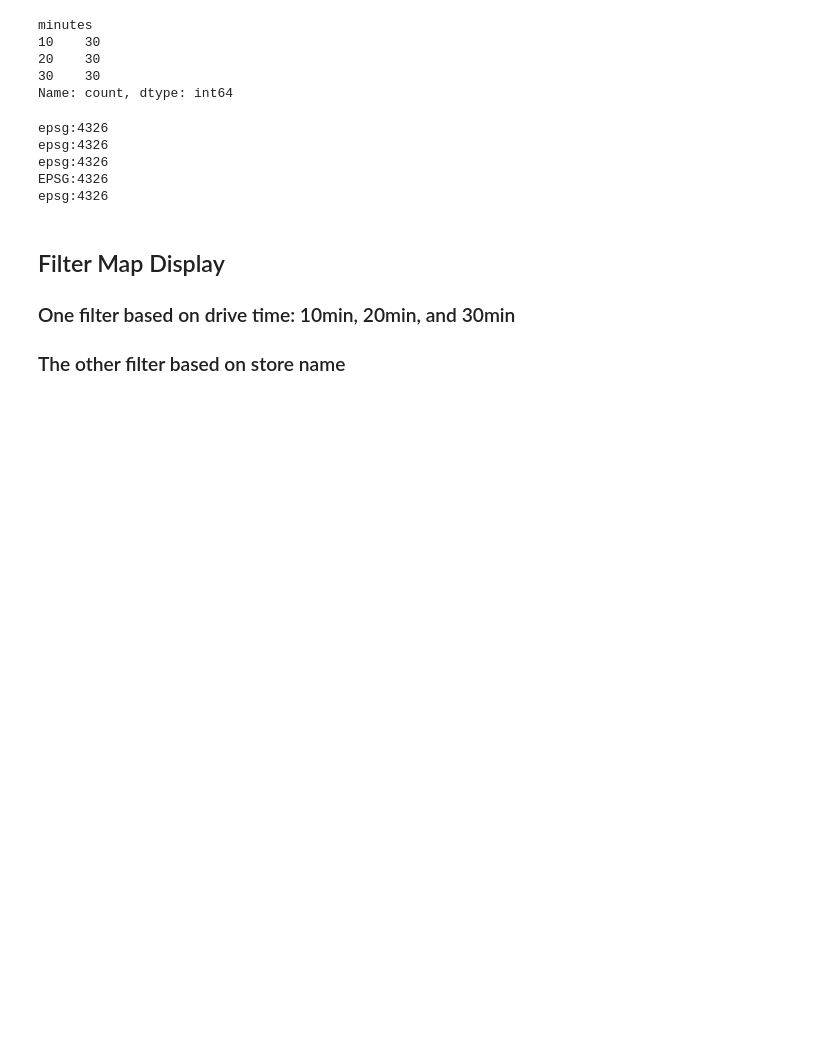
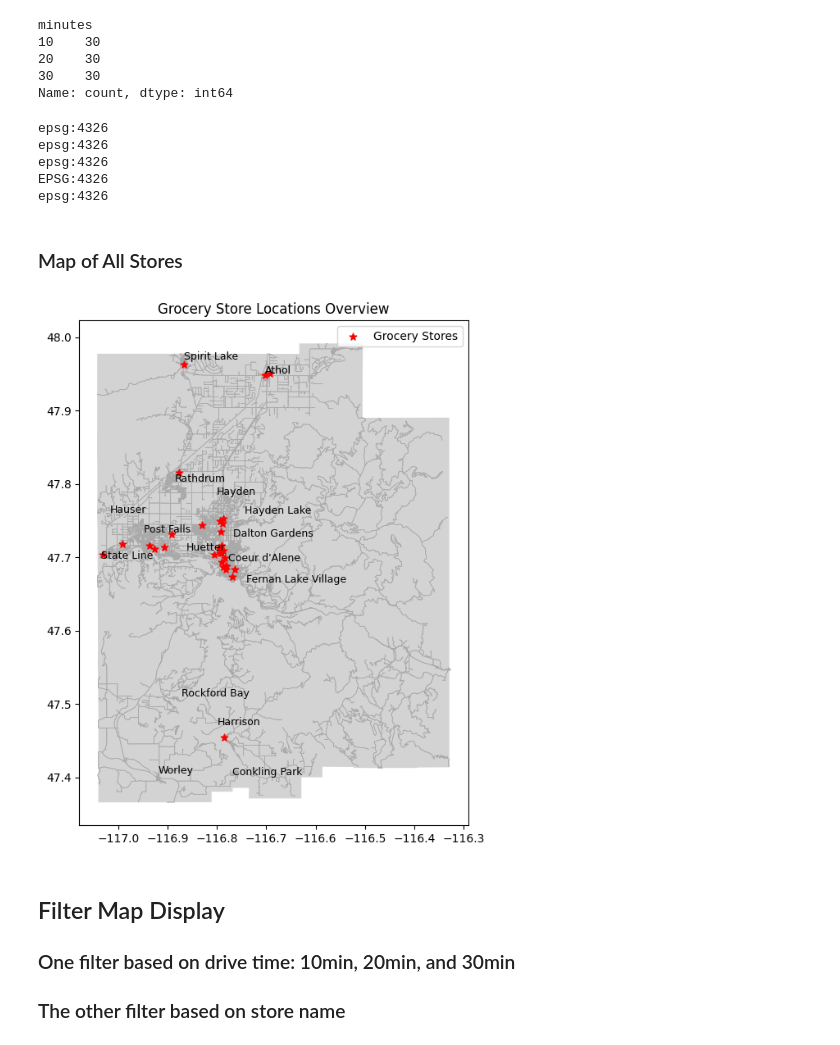
Before and after one commit to wuwu2099/grocery-access-analysis, a Jupyter notebook: notebooks/07_service_area_single_store.ipynb, the cells around one changed output. Saved outputs shown, nothing was run; the diff lists cells and outputs as text; code cells hidden in the pictures; blank space fills up the shorter version.

Commit message:
Get output tables and images

```diff
--- a/notebooks/07_service_area_single_store.ipynb
+++ b/notebooks/07_service_area_single_store.ipynb
@@ -68,6 +68,53 @@ epsg:4326
 epsg:4326
 EPSG:4326
 epsg:4326
+# %% [markdown]
+### Map of All Stores
+# %%
+def plot_all_stores_map():
+    fig, ax = plt.subplots(figsize=(10, 8))
+
+    county_boundary.plot(ax=ax, color="lightgray", linewidth=1, zorder=1)
+    roads.plot(ax=ax, color="darkgray", linewidth=0.5, zorder=2)
+
+    stores.plot(
+        ax=ax,
+        marker="*",
+        color="red",
+        markersize=40,
+        zorder=3,
+        label="Grocery Stores"
+    )
+
+    texts = []
+    for _, row in cities.iterrows():
+        label_point = row.geometry.representative_point()
+
+        texts.append(
+            ax.text(
+                label_point.x,
+                label_point.y,
+                row["city"],
+                fontsize=9
+            )
+        )
+
+    adjust_text(texts)
+
+    ax.set_title("Grocery Store Locations Overview")
+    ax.legend()
+
+    fig.savefig(
+        "../outputs/all_stores_map.png",
+        dpi=300,
+        bbox_inches="tight"
+    )
+
+    plt.show()
+# %%
+plot_all_stores_map()
+# %% [output]
+[figure, added]
 # %%
 service10 = all_service_areas[
     all_service_areas["minutes"] == 10
```
Also changed, not shown: 3 other files.
